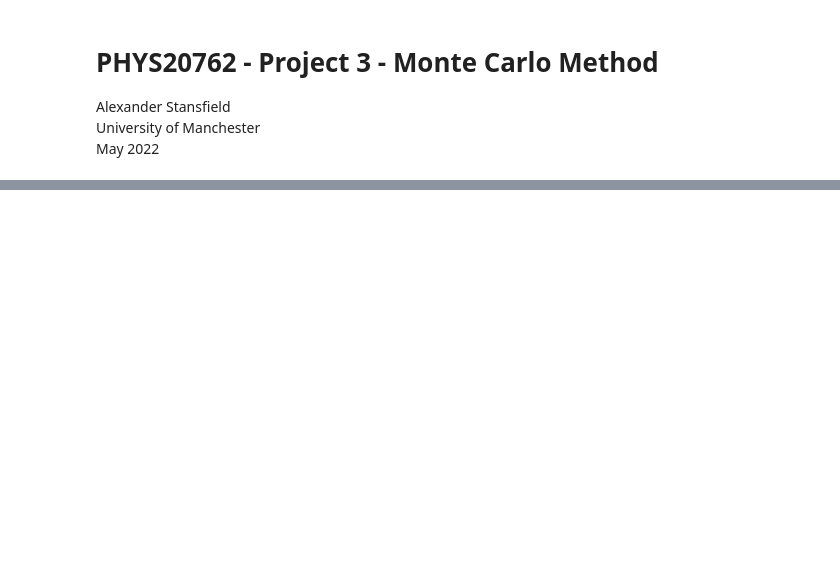
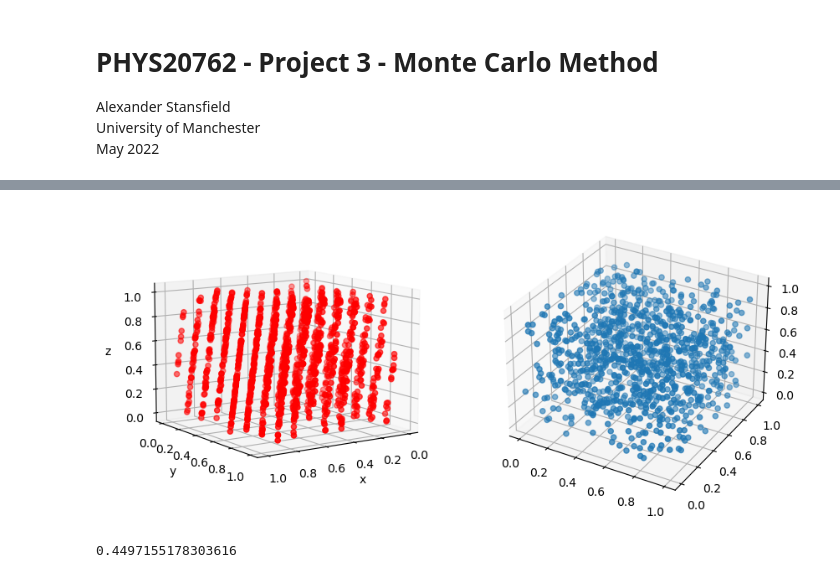
Before and after one commit to stanzi1626/MonteCarlo, a Jupyter notebook: project3.ipynb, the cells around one changed output, grey strips where cells are left out. Saved outputs shown, nothing was run; the diff lists cells and outputs as text; code cells hidden in the pictures; blank space fills up the shorter version.

```diff
--- a/project3.ipynb
+++ b/project3.ipynb
@@ -5,11 +5,12 @@ Alexander Stansfield <br>
 University of Manchester <br>
 May 2022
 # %%
-%matplotlib notebook
 import math
 import numpy as np
 import matplotlib.pyplot as plt
 from mpl_toolkits.mplot3d import Axes3D
+from scipy.optimize import curve_fit
+import scipy.constants as const
 
-plt.rcParams.update({'font.size': 16})
+plt.rcParams.update({'font.size': 20})
 plt.style.use('default')
@@ -49,0 +29,58 @@ plt.show()
+# %%
+def randssp(p,q):
+
+    try: x
+    except NameError:
+        m = pow(2, 31)
+        a = pow(2, 16) + 3
+        c = 0
+        x = 123456789
+
+    try: p
+    except NameError:
+        p = 1
+    try: q
+    except NameError:
+        q = p
+
+    r = np.zeros([p,q])
+
+    for l in range (0, q):
+        for k in range (0, p):
+            x = np.mod(a*x + c, m)
+            r[k, l] = x/m
+
+    return r
+
+k = randssp(3, 1500)
+
+fig = plt.figure(figsize=(10,10))
+ax1 = fig.add_subplot(121, projection='3d')
+ax2 = fig.add_subplot(122, projection='3d')
+ax1.scatter(k[0, :], k[1, :], k[2, :], color='r')
+
+number_points = 1000
+ax2.scatter(np.random.uniform(0, 1, number_points), np.random.uniform(0, 1, number_points), np.random.uniform(0, 1, number_points))
+
+ax1.set_xlabel('x')
+ax1.set_ylabel('y')
+ax1.set_zlabel('z')
+
+ax1.view_init(elev = 10, azim = 56)
+
+plt.show()
+# %% [output]
+[figure, added]
+# %%
+def macroscopic_cross_section(density, molar_mass, cross_section):
+    n = (density * const.N_A)/molar_mass
+    Sigma = n*cross_section*10**(-28)
+    return Sigma
+
+def attenuation_calculation(Sigma_absorption, Sigma_scattering):
+    mean_free_path = 1/(Sigma_absorption + Sigma_scattering)
+    return mean_free_path
+
+print(attenuation_calculation(macroscopic_cross_section(DENSITY_DICT['water'], MOLAR_MASS_DICT['water'], ABSORPTION_DICT['water']), 0))
+# %% [output]
+0.4497155178303616
```
Also changed, not shown: parts of 12 cells of this notebook.
